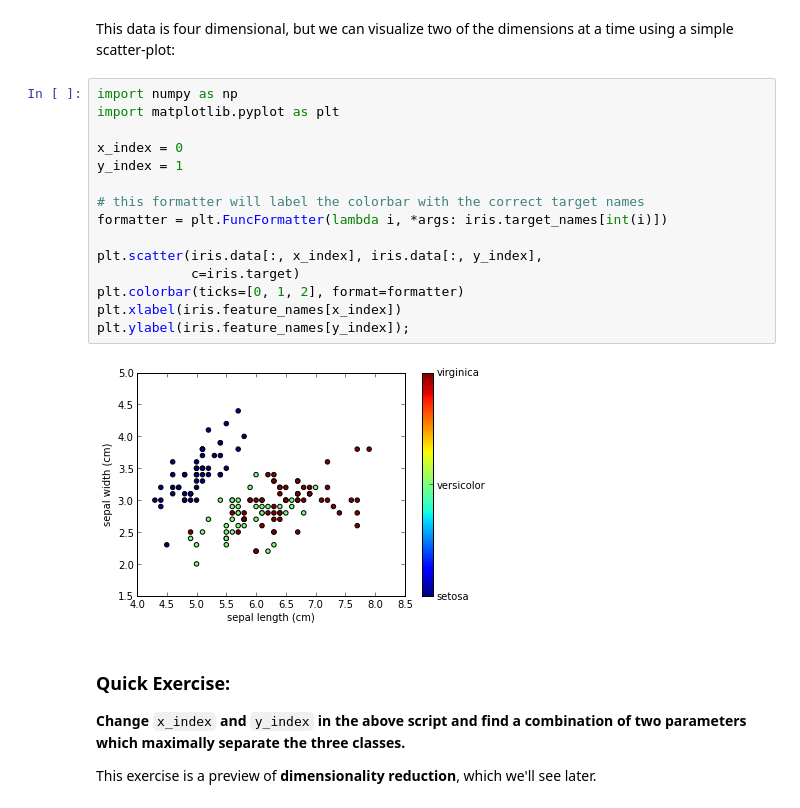
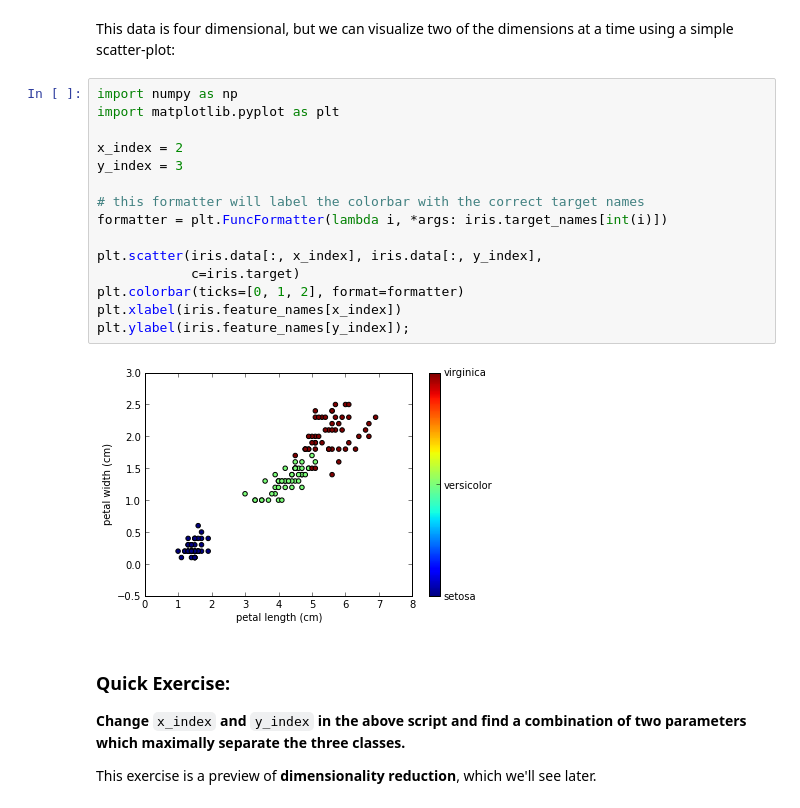
Before and after one commit to jakevdp/2013_fall_ASTR599, a Jupyter notebook: notebooks/17_SklearnIntro.ipynb, the cells around one changed output. Drawn from its saved outputs; the diff is of its cells as text.

```diff
--- a/notebooks/17_SklearnIntro.ipynb
+++ b/notebooks/17_SklearnIntro.ipynb
@@ -233,20 +233,20 @@ at a time using a simple scatter-plot:
 # %%
 import numpy as np
 import matplotlib.pyplot as plt
 
-x_index = 0
-y_index = 1
+x_index = 2
+y_index = 3
 
 # this formatter will label the colorbar with the correct target names
 formatter = plt.FuncFormatter(lambda i, *args: iris.target_names[int(i)])
 
 plt.scatter(iris.data[:, x_index], iris.data[:, y_index],
             c=iris.target)
 plt.colorbar(ticks=[0, 1, 2], format=formatter)
 plt.xlabel(iris.feature_names[x_index])
 plt.ylabel(iris.feature_names[y_index]);
 # %% [output]
-[figure, old version]
+[figure, new version]
 # %% [markdown]
 ### Quick Exercise:
 
```
Also changed, not shown: parts of 11 cells of this notebook.
